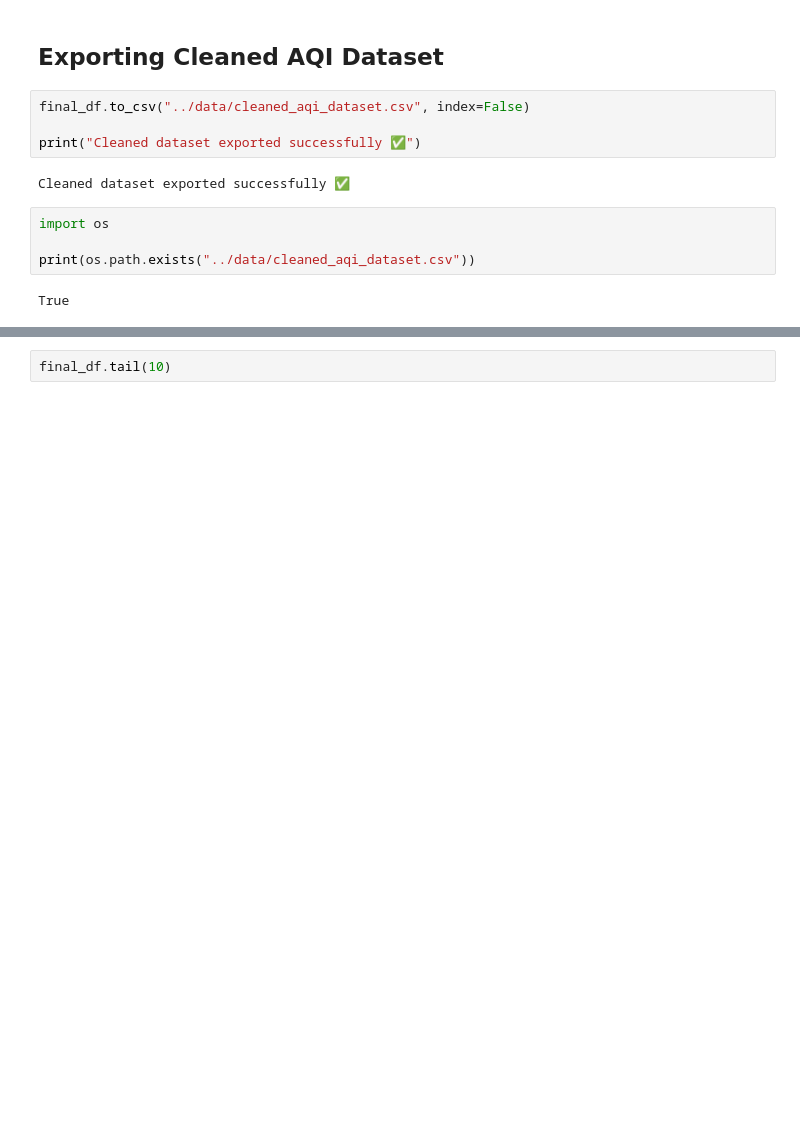
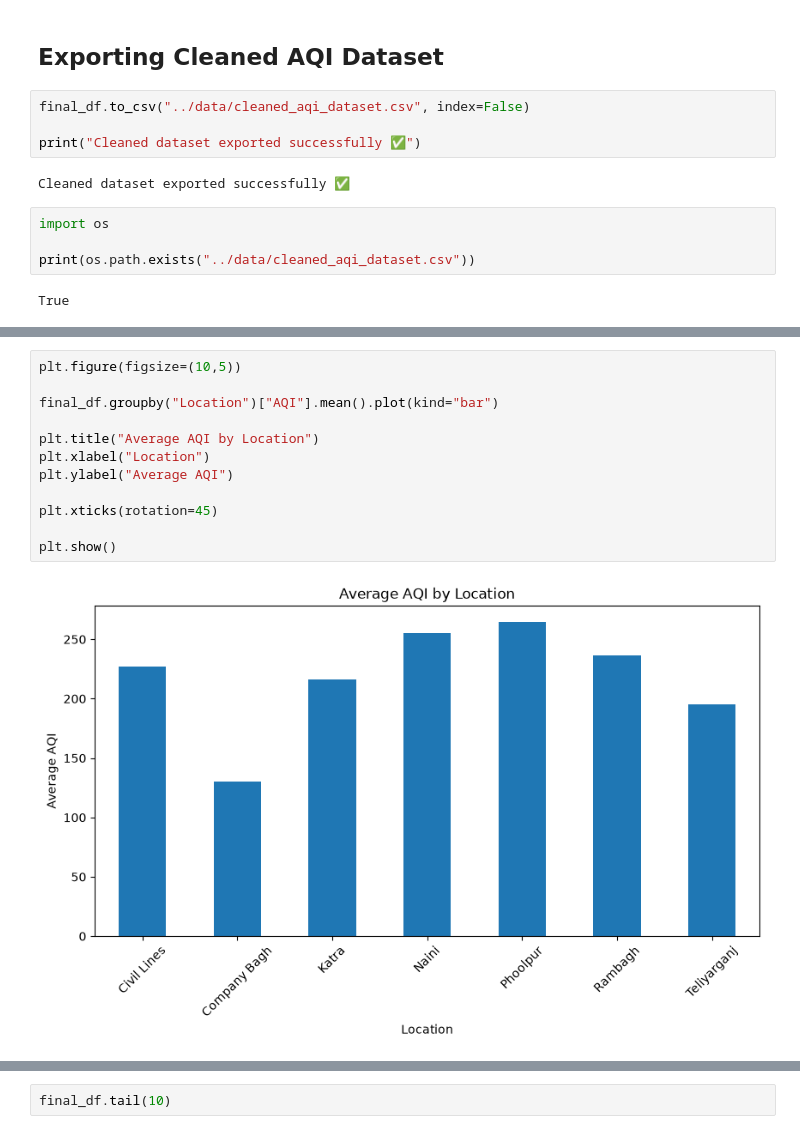
Before and after one commit to Anjalitiwari99/AQI_Prediction_System, a Jupyter notebook: notebooks/01_Data_Preprocessing.ipynb, the cells around one changed output, grey strips where cells are left out. Drawn from its saved outputs; the diff is of its cells as text; blank space fills up the shorter version.

```diff
--- a/notebooks/01_Data_Preprocessing.ipynb
+++ b/notebooks/01_Data_Preprocessing.ipynb
@@ -761,0 +837,14 @@ True
+# %%
+plt.figure(figsize=(10,5))
+
+final_df.groupby("Location")["AQI"].mean().plot(kind="bar")
+
+plt.title("Average AQI by Location")
+plt.xlabel("Location")
+plt.ylabel("Average AQI")
+
+plt.xticks(rotation=45)
+
+plt.show()
+# %% [output]
+[figure, added]
```
Also changed, not shown: parts of 10 cells of this notebook.
